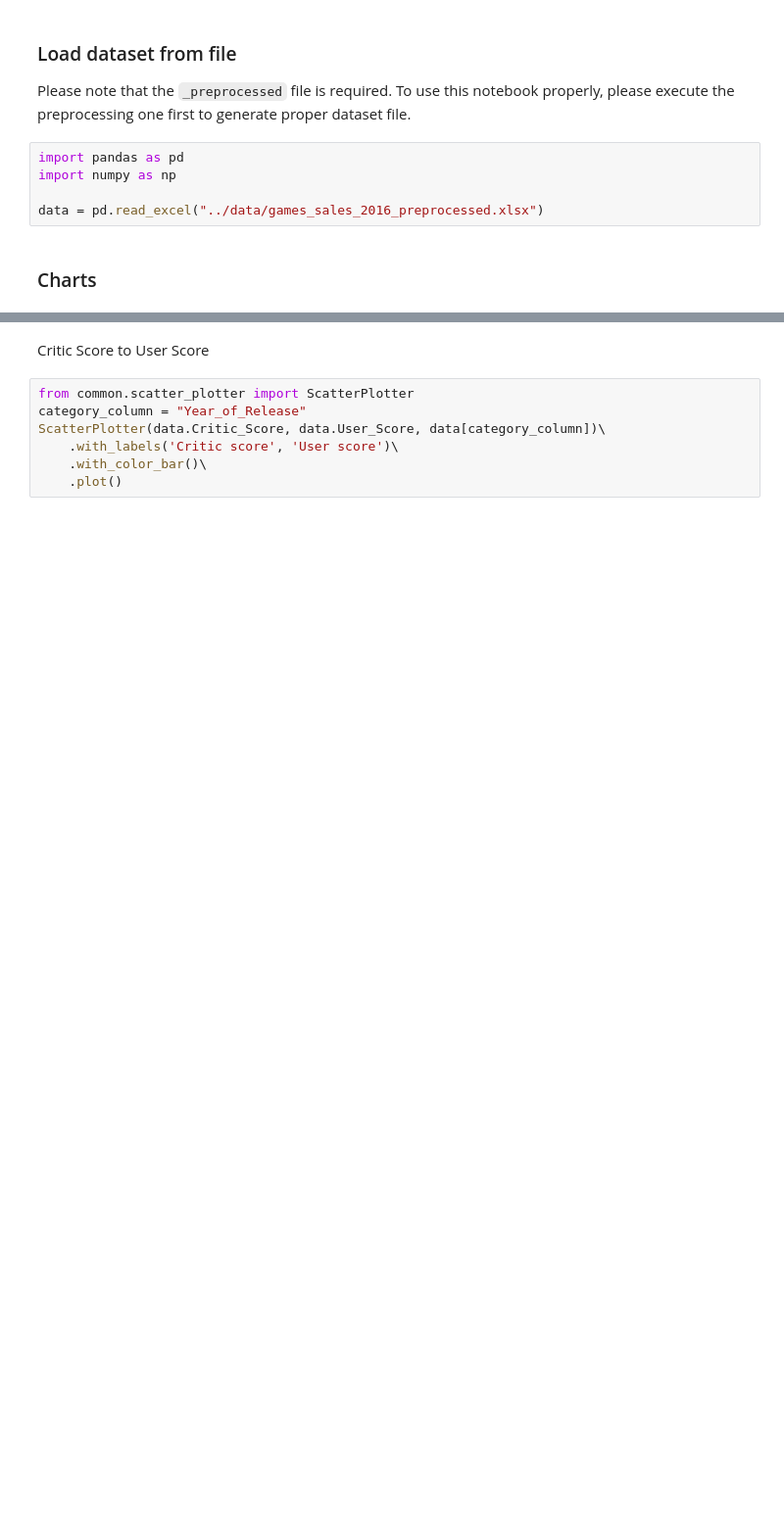
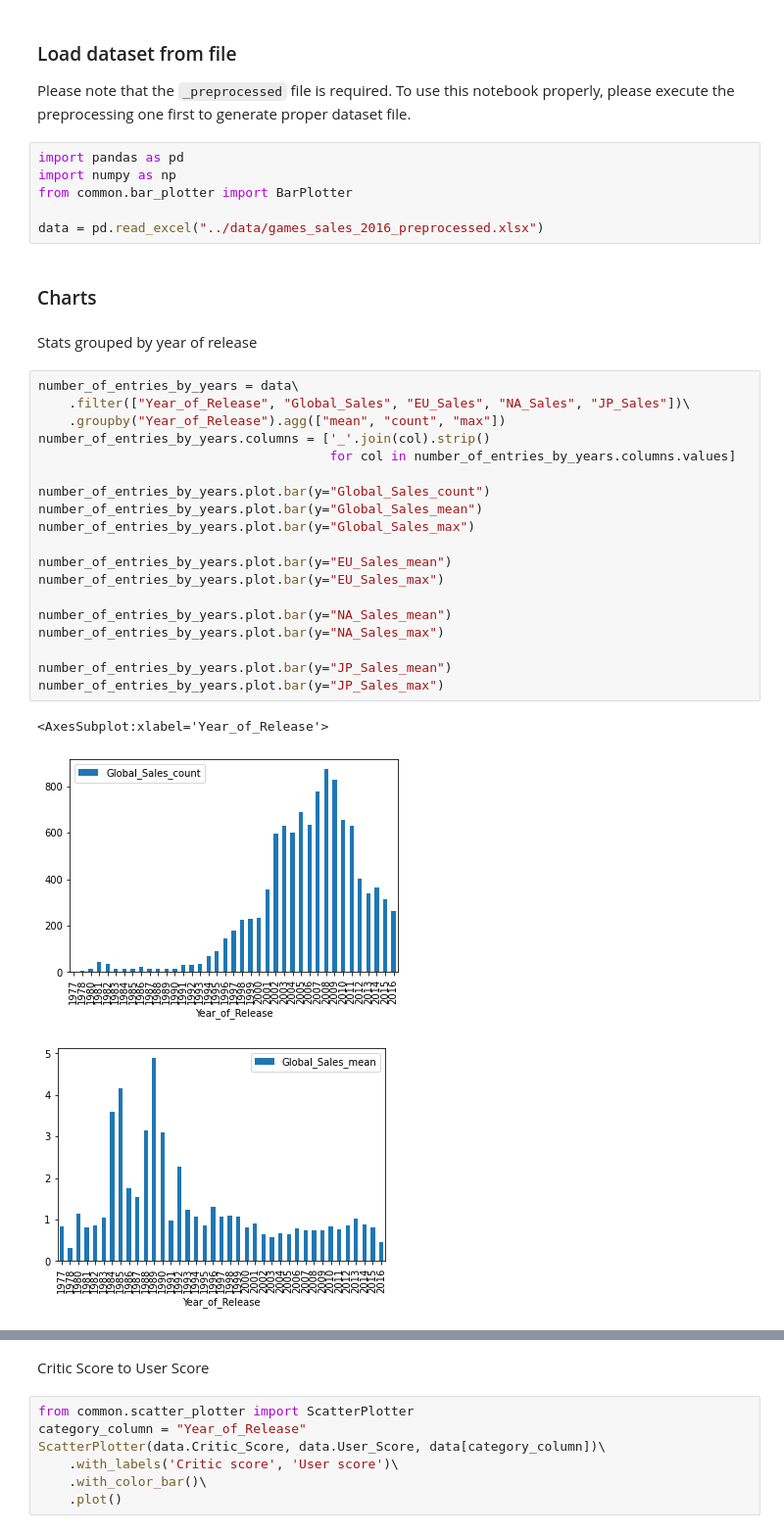
Before and after one commit to Loniowsky/Data-Mining-Project, a Jupyter notebook: scripts/notebooks/preliminary_data_analysis.ipynb, the cells around one changed output, grey strips where cells are left out. Shown at 98% size. Saved outputs shown, nothing was run; the diff lists cells and outputs as text; blank space fills up the shorter version.

```diff
--- a/scripts/notebooks/preliminary_data_analysis.ipynb
+++ b/scripts/notebooks/preliminary_data_analysis.ipynb
@@ -6,7 +6,33 @@ file.
 # %%
 import pandas as pd
 import numpy as np
+from common.bar_plotter import BarPlotter
 
 data = pd.read_excel("../data/games_sales_2016_preprocessed.xlsx")
 # %% [markdown]
 ### Charts
+# %% [markdown]
+Stats grouped by year of release
+# %%
+number_of_entries_by_years = data\
+    .filter(["Year_of_Release", "Global_Sales", "EU_Sales", "NA_Sales", "JP_Sales"])\
+    .groupby("Year_of_Release").agg(["mean", "count", "max"])
+number_of_entries_by_years.columns = ['_'.join(col).strip()
+                                      for col in number_of_entries_by_years.columns.values]
+
+number_of_entries_by_years.plot.bar(y="Global_Sales_count")
+number_of_entries_by_years.plot.bar(y="Global_Sales_mean")
+number_of_entries_by_years.plot.bar(y="Global_Sales_max")
+
+number_of_entries_by_years.plot.bar(y="EU_Sales_mean")
+number_of_entries_by_years.plot.bar(y="EU_Sales_max")
+
+number_of_entries_by_years.plot.bar(y="NA_Sales_mean")
+number_of_entries_by_years.plot.bar(y="NA_Sales_max")
+
+number_of_entries_by_years.plot.bar(y="JP_Sales_mean")
+number_of_entries_by_years.plot.bar(y="JP_Sales_max")
+# %% [output]
+<AxesSubplot:xlabel='Year_of_Release'>
+[figure, added]
+[figure, added]
```
Also changed, not shown: parts of 6 cells of this notebook, 1 other file.
